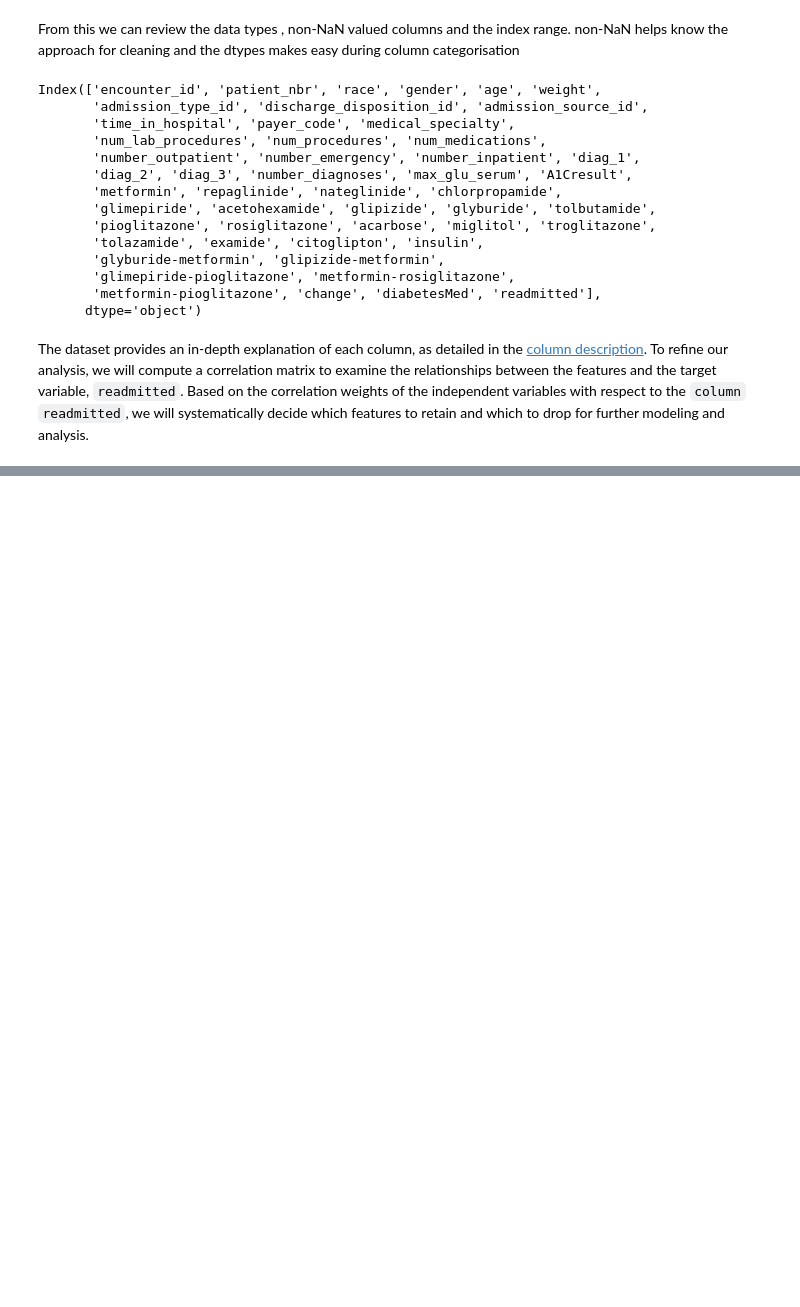
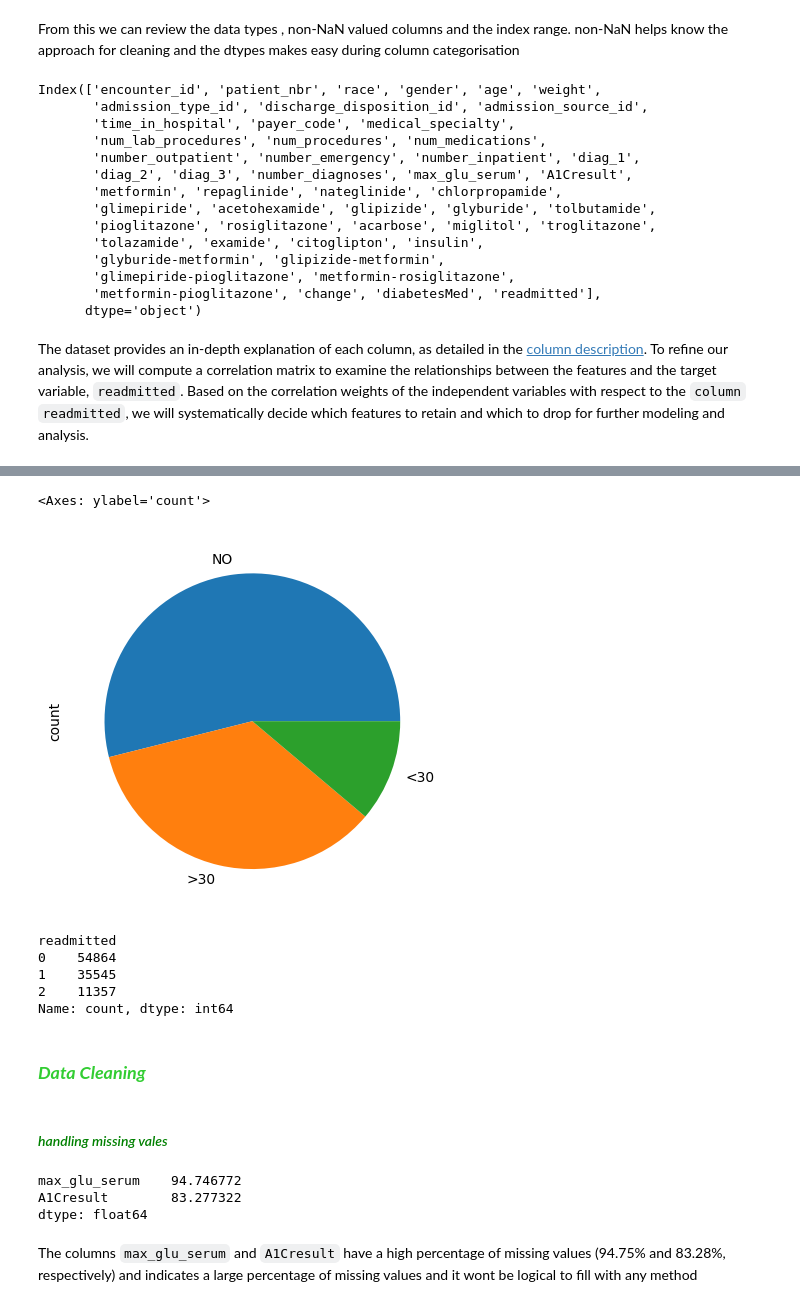
Before and after one commit to Jodhiamboapiyo/Diabetes_130-US_Hospitals_1999-2008, a Jupyter notebook: Notebooks/JohnMbego.ipynb, the cells around one changed output, grey strips where cells are left out. Cells and saved outputs as stored; diff of their text form; code cells hidden in the pictures; blank space fills up the shorter version.

Commit message:
Data clean

```diff
--- a/Notebooks/JohnMbego.ipynb
+++ b/Notebooks/JohnMbego.ipynb
@@ -106,0 +132,28 @@ The dataset provides an in-depth explanation of each column, as detailed in the
+# %%
+#Visualise dtype '0' with barplot
+(df1['readmitted'].value_counts().plot(kind='pie'))
+# %% [output]
+<Axes: ylabel='count'>
+[figure, added]
+# %%
+#encoding for ML models
+df1['readmitted'] = df1['readmitted'].map({'NO': 0, '>30': 1, '<30' : 2})
+df1['readmitted'].value_counts()
+# %% [output]
+readmitted
+0    54864
+1    35545
+2    11357
+Name: count, dtype: int64
+# %% [markdown]
+### <span style="color:#32CD32">***Data Cleaning***</span>
+# %% [markdown]
+#### <span style="color:green">*handling missing vales*</span>
+# %%
+df1.isna().mean()[df1.isna().mean() >0 ]*100 #gets a total percentage of missing data
+# %% [output]
+max_glu_serum    94.746772
+A1Cresult        83.277322
+dtype: float64
+# %% [markdown]
+The columns `max_glu_serum` and `A1Cresult` have a high percentage of missing values (94.75% and 83.28%, respectively) and indicates a large percentage of missing values and it wont be logical to fill with any method
```
Also changed, not shown: parts of 13 cells of this notebook.
